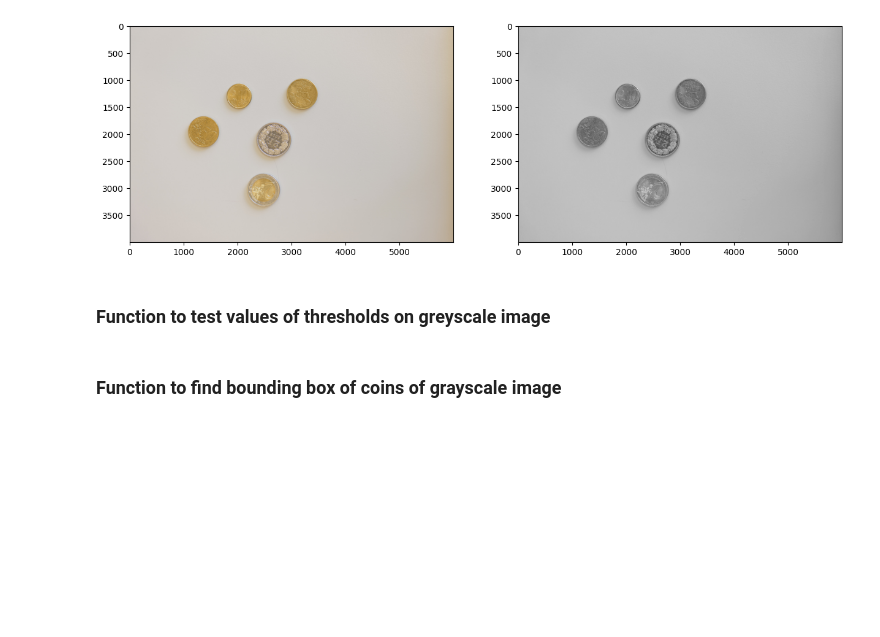
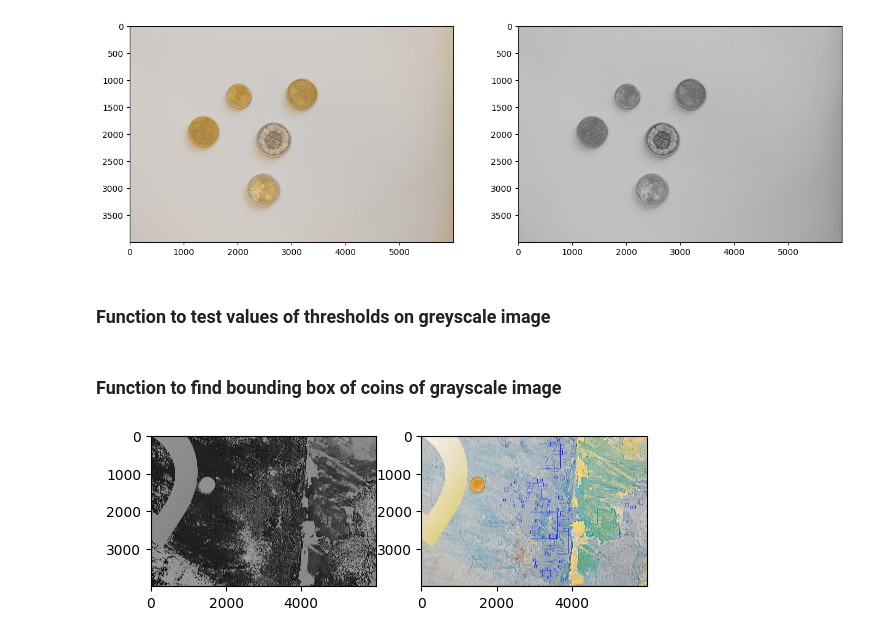
Before and after one commit to KatlaMariaGudmundsdottir/Coin-Classification, a Jupyter notebook: data_exploration.ipynb, the cells around one changed output. Cells and saved outputs as stored; diff of their text form; code cells hidden in the pictures; blank space fills up the shorter version.

```diff
--- a/data_exploration.ipynb
+++ b/data_exploration.ipynb
@@ -152,17 +199,30 @@ def test_bounding_box(groupName):
     img = np.array(train_samples_grouped[groupName])
 
     # convert to grayscale
-    gray = cv2.cvtColor(img, cv2.COLOR_BGR2GRAY)
+    # gray = cv2.cvtColor(img, cv2.COLOR_BGR2GRAY)
+    gray = cv2.cvtColor(img, cv2.COLOR_BGR2HSV)[:, :, 0]
+    plt.subplot(1, 2, 1)
+    plt.imshow(gray, cmap='gray')
 
     # threshold
-    thresh = cv2.threshold(gray, 160, 255, cv2.THRESH_BINARY_INV)[1]
+    thresh = cv2.threshold(gray, 175, 255, cv2.THRESH_BINARY_INV)[1]
 
-    # # get contours
+    # morphology
+    kernel = cv.getStructuringElement(cv.MORPH_OPEN, tuple([29] * 2))
+    thresh = cv.morphologyEx(thresh, cv.MORPH_OPEN, kernel)
+
+    thresh = cv2.GaussianBlur(thresh, (29, 29), 0)
+
+    # get contours
     result = img.copy()
     contours = cv2.findContours(thresh, cv2.RETR_EXTERNAL, cv2.CHAIN_APPROX_SIMPLE)
     contours = contours[0] if len(contours) == 2 else contours[1]
     for cntr in contours:
         x, y, w, h = cv2.boundingRect(cntr)
         cv2.rectangle(result, (x, y), (x + w, y + h), (0, 0, 255), 5)
-
+    plt.subplot(1, 2, 2)
     plt.imshow(result)
+# %%
+test_bounding_box('noisy_bg')
+# %% [output]
+[figure, added]
```
Also changed, not shown: parts of 13 cells of this notebook, 4 other files.
